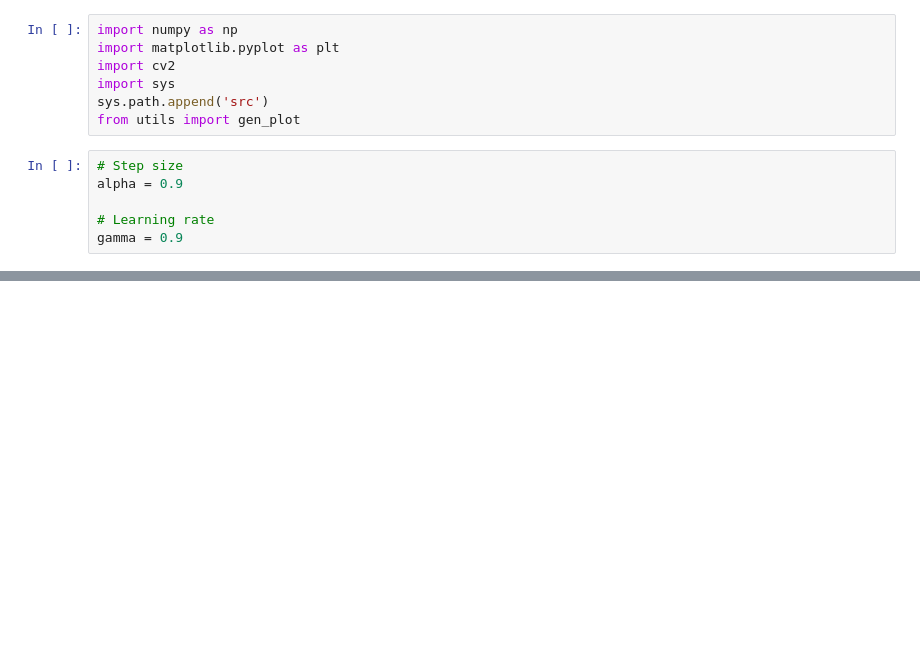
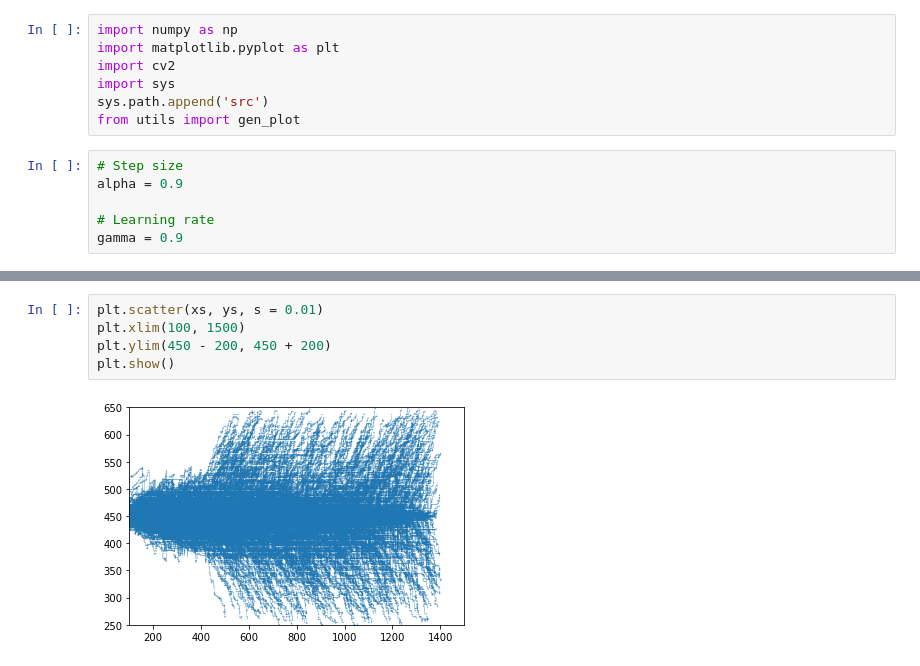
Before and after one commit to niragkadakia/odor-plume-reinforcement-learning, a Jupyter notebook: centerline.ipynb, the cells around one changed output, grey strips where cells are left out. Drawn from its saved outputs; the diff is of its cells as text; blank space fills up the shorter version.

```diff
--- a/centerline.ipynb
+++ b/centerline.ipynb
@@ -195,0 +273,7 @@ plt.show()
+# %%
+plt.scatter(xs, ys, s = 0.01)
+plt.xlim(100, 1500)
+plt.ylim(450 - 200, 450 + 200)
+plt.show()
+# %% [output]
+[figure, added]
```
Also changed, not shown: parts of 5 cells of this notebook.
